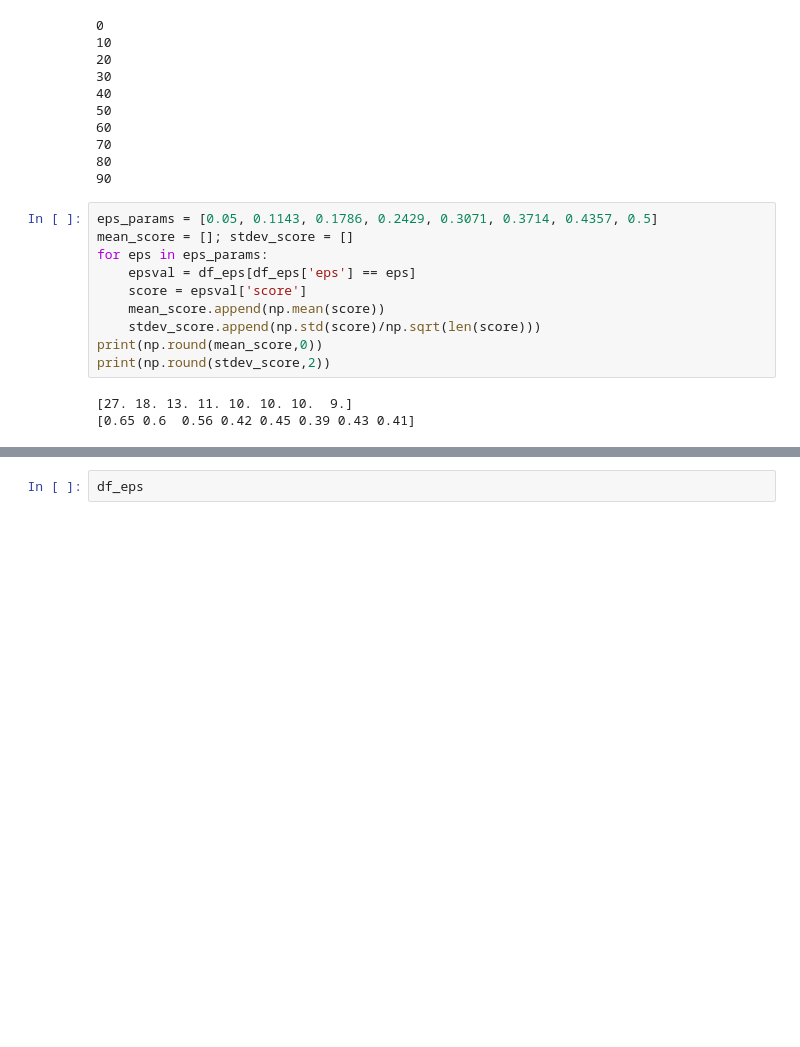
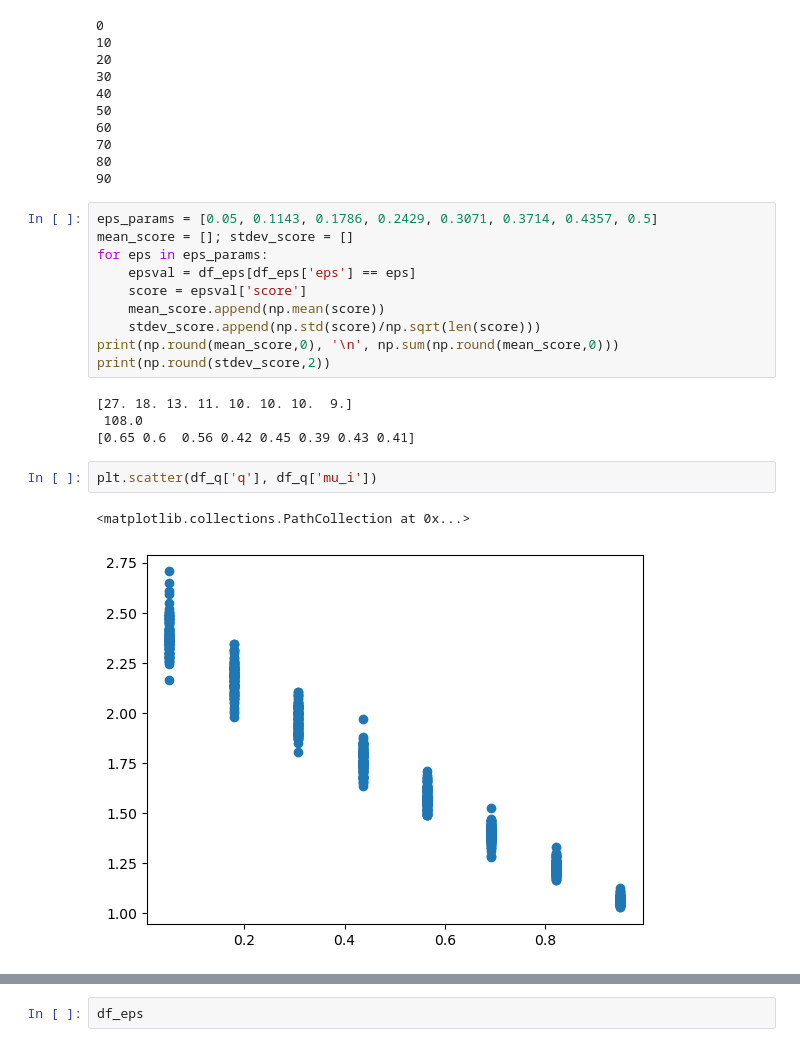
Before and after one commit to kalburge/stock-predict, a Jupyter notebook: model/reward_simulate.ipynb, the cells around one changed output, grey strips where cells are left out. Cells and saved outputs as stored; diff of their text form; blank space fills up the shorter version.

```diff
--- a/model/reward_simulate.ipynb
+++ b/model/reward_simulate.ipynb
@@ -404,8 +404,14 @@ for eps in eps_params:
     score = epsval['score']
     mean_score.append(np.mean(score))
     stdev_score.append(np.std(score)/np.sqrt(len(score)))
-print(np.round(mean_score,0))
+print(np.round(mean_score,0), '\n', np.sum(np.round(mean_score,0)))
 print(np.round(stdev_score,2))
 # %% [output]
 [27. 18. 13. 11. 10. 10. 10.  9.]
+ 108.0
 [0.65 0.6  0.56 0.42 0.45 0.39 0.43 0.41]
+# %%
+plt.scatter(df_q['q'], df_q['mu_i'])
+# %% [output]
+<matplotlib.collections.PathCollection at 0x...>
+[figure, added]
```
Also changed, not shown: parts of 2 cells of this notebook.
